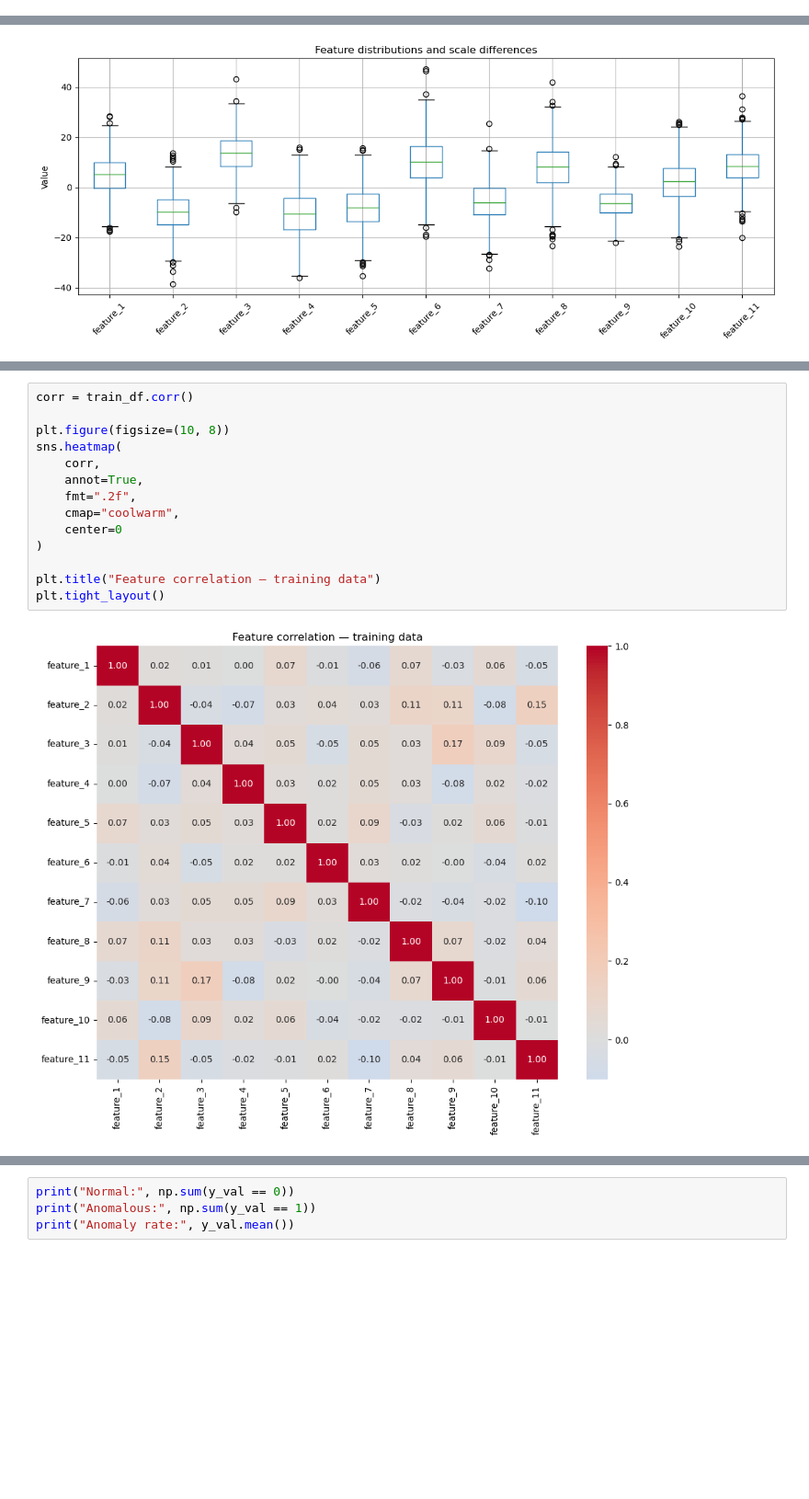
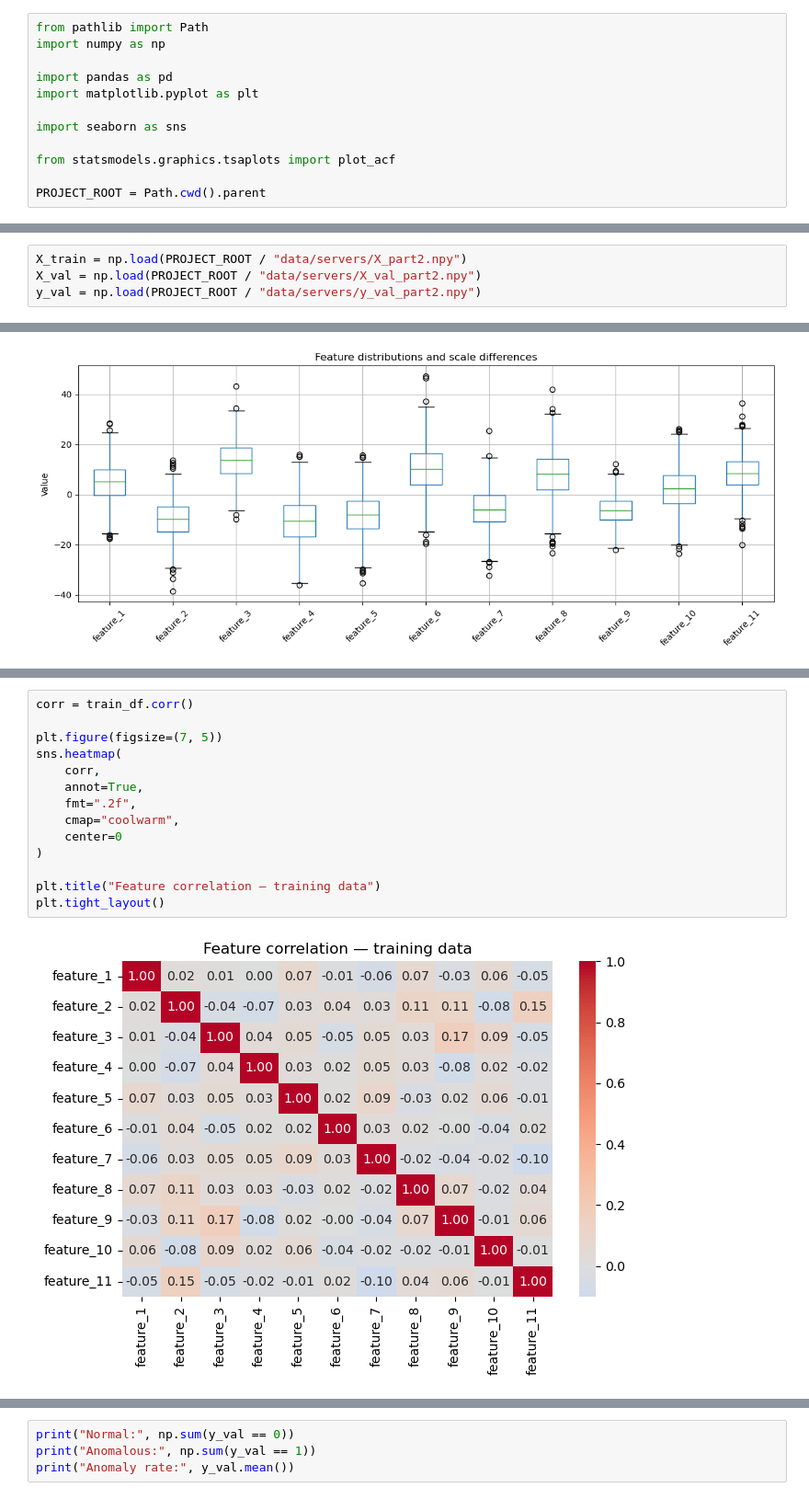
Before and after one commit to MNGARCIA085/Anomaly-Detection, a Jupyter notebook: notebooks/EDA.ipynb, the cells around one changed output, grey strips where cells are left out. Shown at 92% size. Saved outputs shown, nothing was run; the diff lists cells and outputs as text; blank space fills up the shorter version.

```diff
--- a/notebooks/EDA.ipynb
+++ b/notebooks/EDA.ipynb
@@ -51,0 +159,12 @@ y_val:   (100,)
+# %%
+from pathlib import Path
+import numpy as np
+
+import pandas as pd
+import matplotlib.pyplot as plt
+
+import seaborn as sns
+
+from statsmodels.graphics.tsaplots import plot_acf
+
+PROJECT_ROOT = Path.cwd().parent
@@ -51,0 +176,4 @@ y_val:   (100,)
+# %%
+X_train = np.load(PROJECT_ROOT / "data/servers/X_part2.npy")
+X_val = np.load(PROJECT_ROOT / "data/servers/X_val_part2.npy")
+y_val = np.load(PROJECT_ROOT / "data/servers/y_val_part2.npy")
@@ -239,16 +395,16 @@ Several features exhibit correlation, indicating that the measurements are not i
 # %%
 corr = train_df.corr()
 
-plt.figure(figsize=(10, 8))
+plt.figure(figsize=(7, 5))
 sns.heatmap(
     corr,
     annot=True,
     fmt=".2f",
     cmap="coolwarm",
     center=0
 )
 
 plt.title("Feature correlation — training data")
 plt.tight_layout()
 # %% [output]
-[figure, old version]
+[figure, new version]
```
Also changed, not shown: parts of 75 cells of this notebook, 16 other files.
